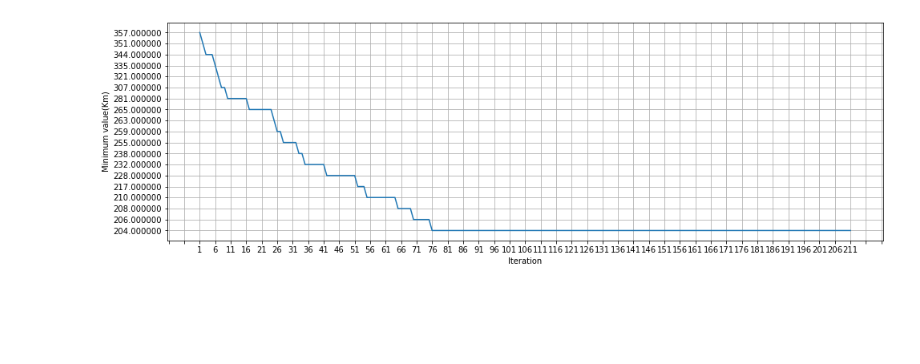
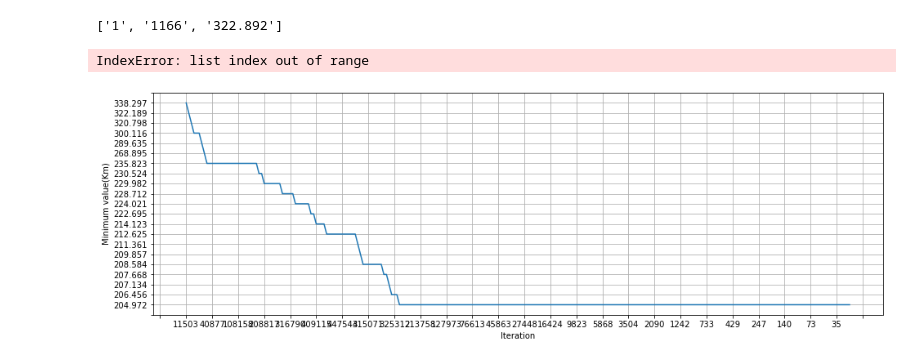
Before and after one commit to YijinShin/Algorithm-class, a Jupyter notebook: TSP with Generic algorithm/IterationGraph.ipynb, the cells around one changed output. Drawn from its saved outputs; the diff is of its cells as text; code cells hidden in the pictures; blank space fills up the shorter version.

Commit message:
iteration graph

```diff
--- a/TSP with Generic algorithm/IterationGraph.ipynb
+++ b/TSP with Generic algorithm/IterationGraph.ipynb
@@ -1,31 +1,47 @@
+# %%
+import csv
+f = open('Iteration_Info_List.csv','r')
+next(f) ## 첫째줄 건너뛰기
+rdr = csv.reader(f)
+vertex_zip = list()
+
+for vertex in rdr:
+    vertex_zip.append([vertex[0], vertex[1], vertex[2]])
+    print(vertex)
+
+f.close()
+# %% [output]
+['1', '1166', '322.892']
+IndexError: list index out of range
 # %%
 import matplotlib.pyplot as plt
 import matplotlib.ticker as ticker
 import csv
 x=[]
 y=[]
 f= open("Iteration_Info_List.csv")
 next(f) ## 첫째줄 건너뛰기
 #append values to list
 for row in csv.reader(f):
-    x.append(row[0])
+    x.append(row[1])
     y.append(row[2])
 
 fig,axes=plt.subplots(figsize=(16,5))
 plt.grid(True)
 plt.gca().invert_yaxis() # y축 순서 반대로
+#plt.gca().invert_xaxis() # x축 순서 반대로
 
 axes.tick_params(axis='x', labelsize=10)
 axes.tick_params(axis='y', labelsize=10)
-axes.xaxis.set_major_locator(ticker.MultipleLocator(5))
+axes.xaxis.set_major_locator(ticker.MultipleLocator(10))
 axes.yaxis.set_major_locator(ticker.MultipleLocator(1))
 
 plt.xlabel('Iteration')
 plt.ylabel('Minimum value(Km)')
 
 
 plt.plot(x, y)
 
 plt.show()
 # %% [output]
-[figure, old version]
+[figure, new version]
```
Also changed, not shown: 4 other files.
